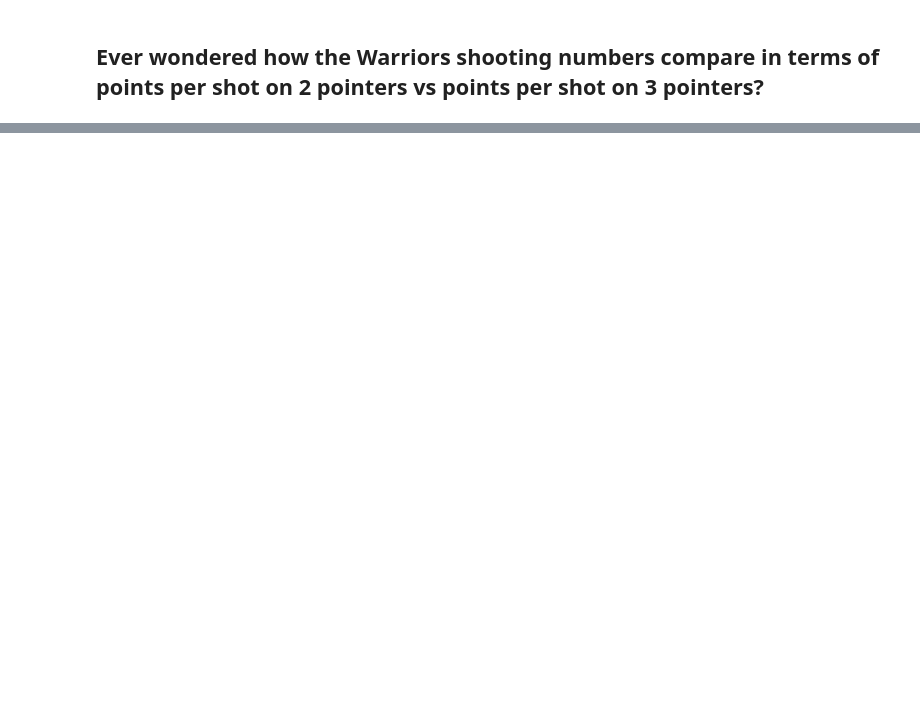
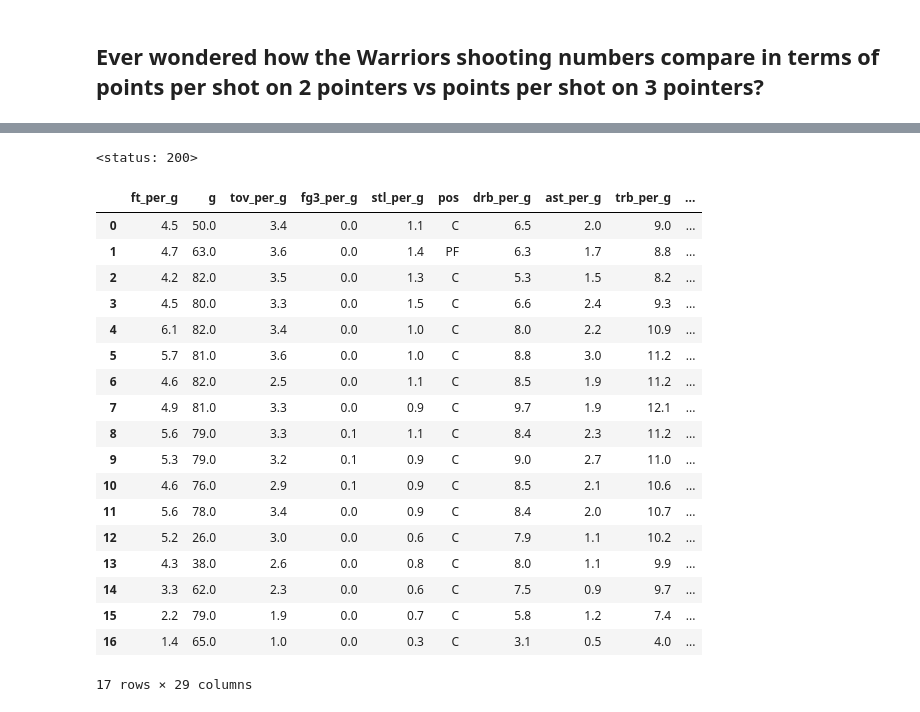
Before and after one commit to fpcorcoran/NBA-Stats, a Jupyter notebook: Testing.ipynb, the cells around one changed output, grey strips where cells are left out. Saved outputs shown, nothing was run; the diff lists cells and outputs as text; code cells hidden in the pictures; blank space fills up the shorter version.

```diff
--- a/Testing.ipynb
+++ b/Testing.ipynb
@@ -137,0 +178,24 @@ Demarcus Cousins:
+# %%
+Ewing = Data.player("Patrick Ewing").fetch()["all_per_game"].query("team_id != 'TOT'")
+Ewing
+# %% [output]
+<status: 200>
+|  | ft_per_g | g | tov_per_g | fg3_per_g | stl_per_g | pos | drb_per_g | ast_per_g | trb_per_g | ... |
+| 0 | 4.5 | 50.0 | 3.4 | 0.0 | 1.1 | C | 6.5 | 2.0 | 9.0 | ... |
+| 1 | 4.7 | 63.0 | 3.6 | 0.0 | 1.4 | PF | 6.3 | 1.7 | 8.8 | ... |
+| 2 | 4.2 | 82.0 | 3.5 | 0.0 | 1.3 | C | 5.3 | 1.5 | 8.2 | ... |
+| 3 | 4.5 | 80.0 | 3.3 | 0.0 | 1.5 | C | 6.6 | 2.4 | 9.3 | ... |
+| 4 | 6.1 | 82.0 | 3.4 | 0.0 | 1.0 | C | 8.0 | 2.2 | 10.9 | ... |
+| 5 | 5.7 | 81.0 | 3.6 | 0.0 | 1.0 | C | 8.8 | 3.0 | 11.2 | ... |
+| 6 | 4.6 | 82.0 | 2.5 | 0.0 | 1.1 | C | 8.5 | 1.9 | 11.2 | ... |
+| 7 | 4.9 | 81.0 | 3.3 | 0.0 | 0.9 | C | 9.7 | 1.9 | 12.1 | ... |
+| 8 | 5.6 | 79.0 | 3.3 | 0.1 | 1.1 | C | 8.4 | 2.3 | 11.2 | ... |
+| 9 | 5.3 | 79.0 | 3.2 | 0.1 | 0.9 | C | 9.0 | 2.7 | 11.0 | ... |
+| 10 | 4.6 | 76.0 | 2.9 | 0.1 | 0.9 | C | 8.5 | 2.1 | 10.6 | ... |
+| 11 | 5.6 | 78.0 | 3.4 | 0.0 | 0.9 | C | 8.4 | 2.0 | 10.7 | ... |
+| 12 | 5.2 | 26.0 | 3.0 | 0.0 | 0.6 | C | 7.9 | 1.1 | 10.2 | ... |
+| 13 | 4.3 | 38.0 | 2.6 | 0.0 | 0.8 | C | 8.0 | 1.1 | 9.9 | ... |
+| 14 | 3.3 | 62.0 | 2.3 | 0.0 | 0.6 | C | 7.5 | 0.9 | 9.7 | ... |
+| 15 | 2.2 | 79.0 | 1.9 | 0.0 | 0.7 | C | 5.8 | 1.2 | 7.4 | ... |
+| 16 | 1.4 | 65.0 | 1.0 | 0.0 | 0.3 | C | 3.1 | 0.5 | 4.0 | ... |
+17 rows × 29 columns
```
Also changed, not shown: parts of 11 cells of this notebook.
